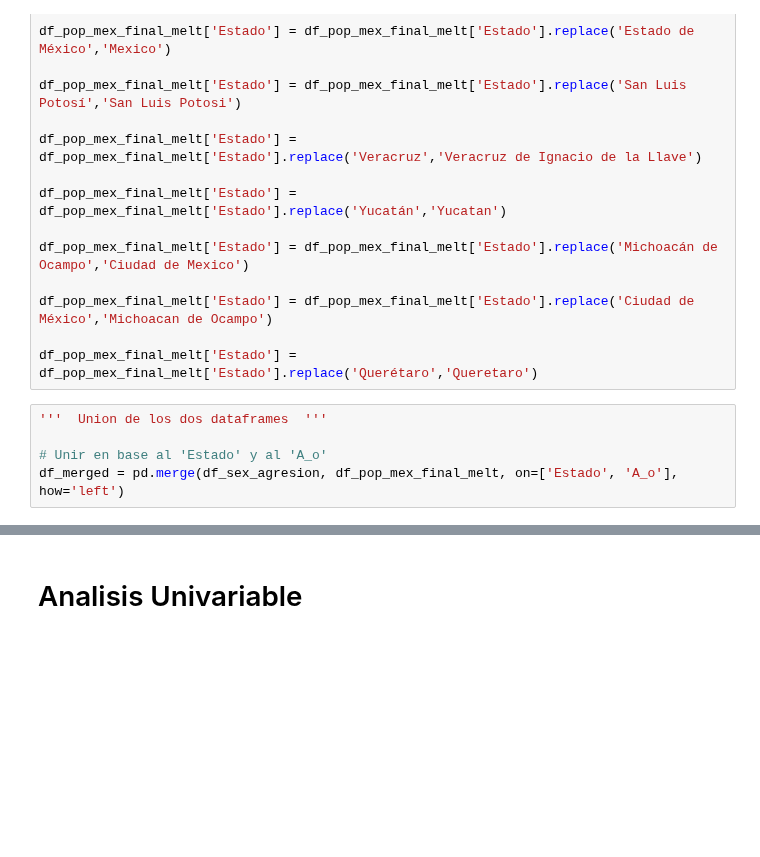
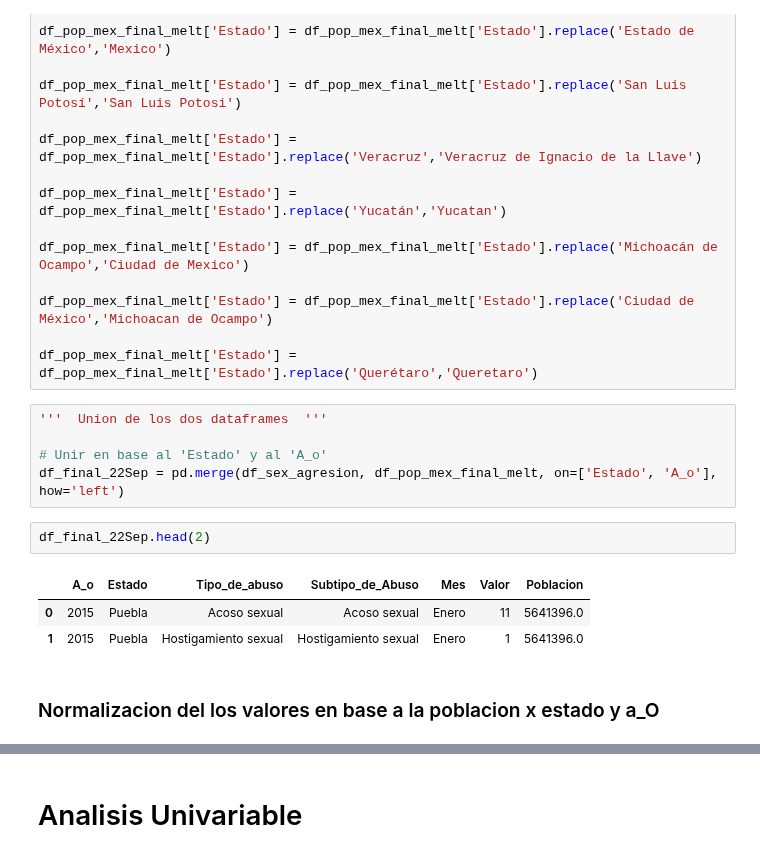
Before and after one commit to BlackEddit/EDA_Cleasings, a Jupyter notebook: EDA_Sex_Agre_New.ipynb, the cells around one changed output, grey strips where cells are left out. Drawn from its saved outputs; the diff is of its cells as text; blank space fills up the shorter version.

```diff
--- a/EDA_Sex_Agre_New.ipynb
+++ b/EDA_Sex_Agre_New.ipynb
@@ -337,4 +337,12 @@ df_pop_mex_final_melt['Estado'] = df_pop_mex_final_melt['Estado'].replace('Quer
 '''  Union de los dos dataframes  '''
 
 # Unir en base al 'Estado' y al 'A_o'
-df_merged = pd.merge(df_sex_agresion, df_pop_mex_final_melt, on=['Estado', 'A_o'], how='left')
+df_final_22Sep = pd.merge(df_sex_agresion, df_pop_mex_final_melt, on=['Estado', 'A_o'], how='left')
+# %%
+df_final_22Sep.head(2)
+# %% [output]
+|  | A_o | Estado | Tipo_de_abuso | Subtipo_de_Abuso | Mes | Valor | Poblacion |
+| 0 | 2015 | Puebla | Acoso sexual | Acoso sexual | Enero | 11 | 5641396.0 |
+| 1 | 2015 | Puebla | Hostigamiento sexual | Hostigamiento sexual | Enero | 1 | 5641396.0 |
+# %% [markdown]
+### Normalizacion del los valores en base a la poblacion x estado y a_O
```
Also changed, not shown: parts of 5 cells of this notebook.
